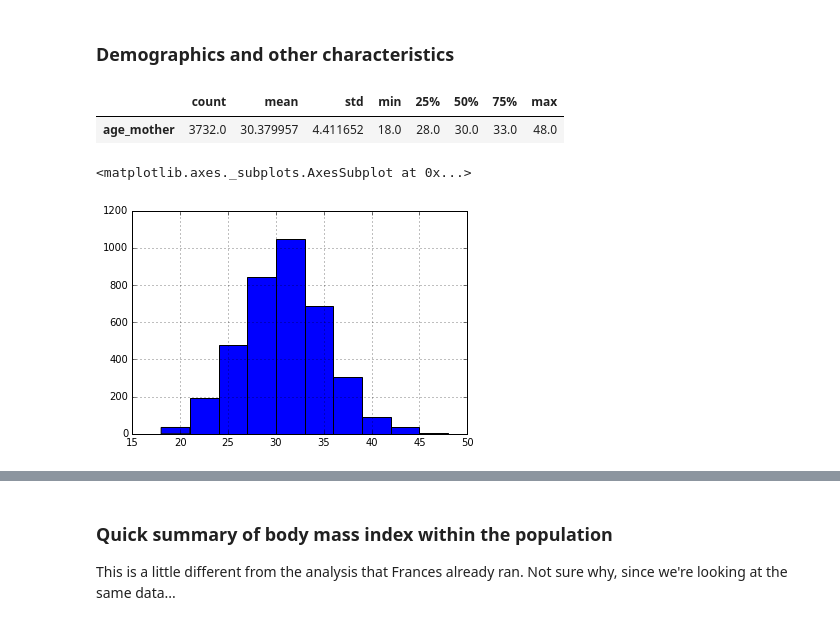
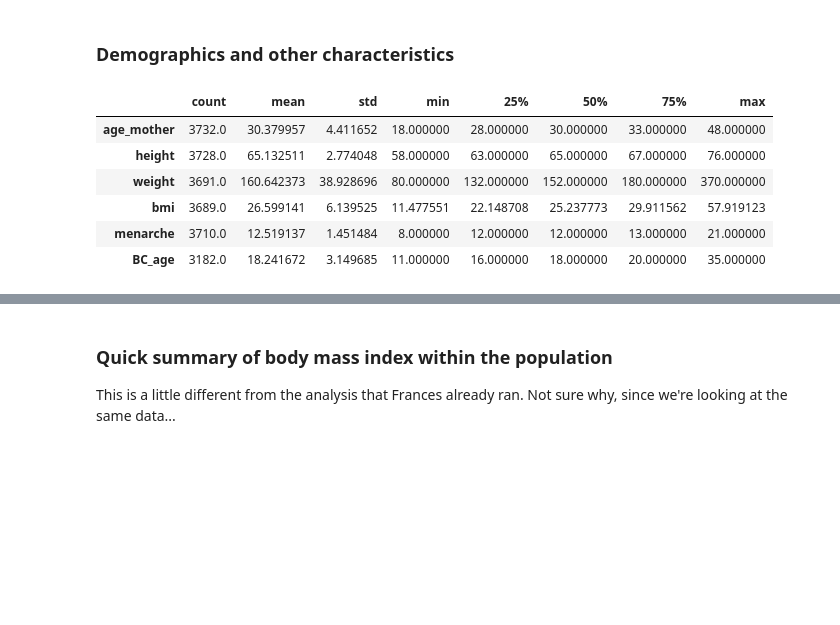
Before and after one commit to timcsimmons/barton-bfsurvey-2013, a Jupyter notebook: programs/2-analysis.ipynb, the cells around one changed output, grey strips where cells are left out. Cells and saved outputs as stored; diff of their text form; code cells hidden in the pictures; blank space fills up the shorter version.

```diff
--- a/programs/2-analysis.ipynb
+++ b/programs/2-analysis.ipynb
@@ -104,13 +104,14 @@ Based on the above, 4,688 attempted with survey, with 8 being excluded for being
 Parenthetically, the age restriction is a bit conservative. As we only collected birth year and all of the surveys were completed in 2013, age was computed as the smallest possible age (that is, as age before birthday in 2013).
 # %% [markdown]
 ### Demographics and other characteristics
-# %%
-survey[['age_mother']].describe().unstack().unstack()
-# %% [output]
-|  | count | mean | std | min | 25% | 50% | 75% | max |
-| age_mother | 3732.0 | 30.379957 | 4.411652 | 18.0 | 28.0 | 30.0 | 33.0 | 48.0 |
-# %%
-survey.age_mother.hist()
-# %% [output]
-<matplotlib.axes._subplots.AxesSubplot at 0x...>
-[figure, removed]
+# %%
+continuous = ['age_mother', 'height', 'weight', 'bmi', 'menarche', 'BC_age']
+pd.concat([survey[[s]].dropna().describe().unstack().unstack() for s in continuous])
+# %% [output]
+|  | count | mean | std | min | 25% | 50% | 75% | max |
+| age_mother | 3732.0 | 30.379957 | 4.411652 | 18.000000 | 28.000000 | 30.000000 | 33.000000 | 48.000000 |
+| height | 3728.0 | 65.132511 | 2.774048 | 58.000000 | 63.000000 | 65.000000 | 67.000000 | 76.000000 |
+| weight | 3691.0 | 160.642373 | 38.928696 | 80.000000 | 132.000000 | 152.000000 | 180.000000 | 370.000000 |
+| bmi | 3689.0 | 26.599141 | 6.139525 | 11.477551 | 22.148708 | 25.237773 | 29.911562 | 57.919123 |
+| menarche | 3710.0 | 12.519137 | 1.451484 | 8.000000 | 12.000000 | 12.000000 | 13.000000 | 21.000000 |
+| BC_age | 3182.0 | 18.241672 | 3.149685 | 11.000000 | 16.000000 | 18.000000 | 20.000000 | 35.000000 |
```
Also changed, not shown: parts of 4 cells of this notebook, 1 other file.
